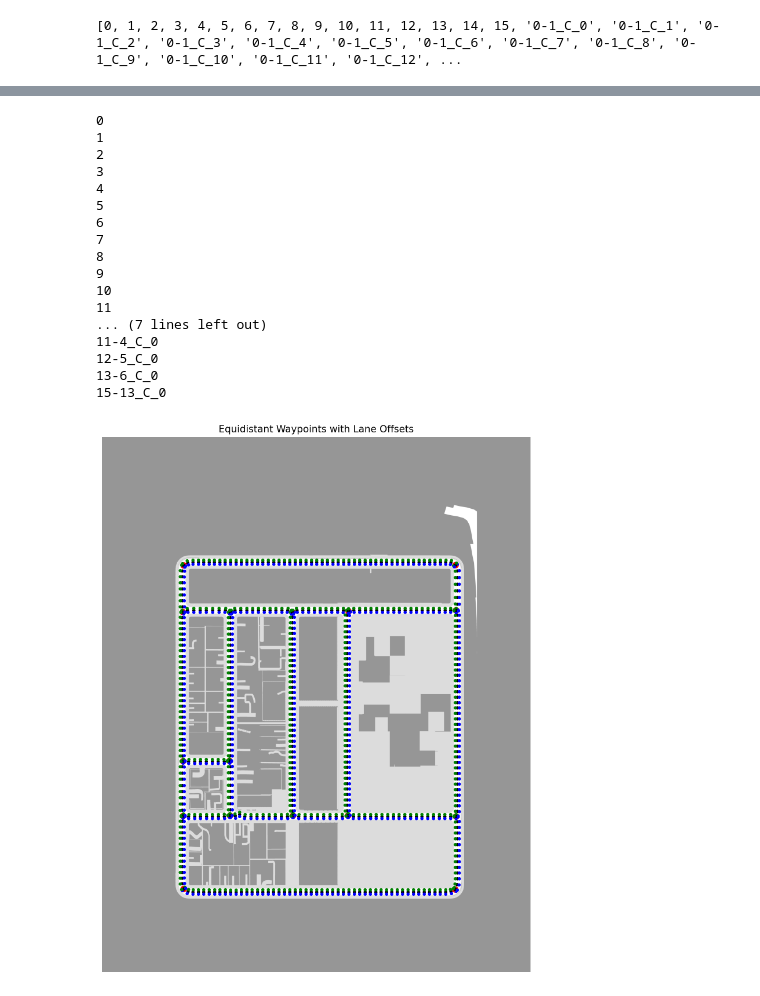
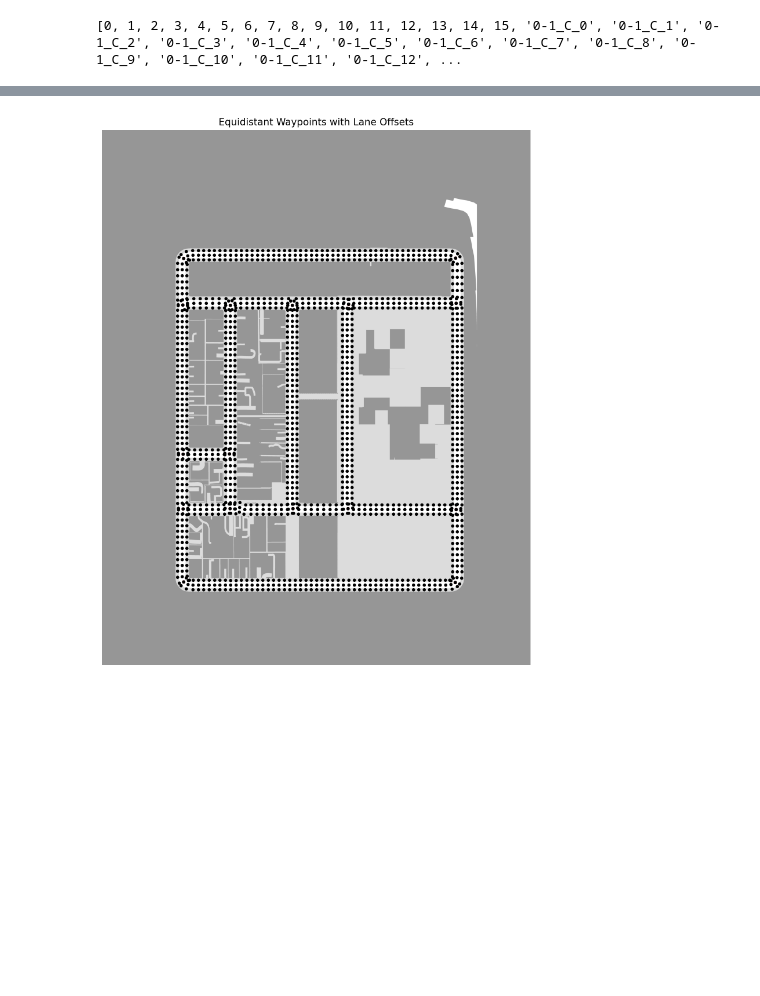
Before and after one commit to danielmtzbarba/carlabev-env, a Jupyter notebook: CarlaBEV/scripts/design_map_graph.ipynb, the cells around one changed output, grey strips where cells are left out. Drawn from its saved outputs; the diff is of its cells as text; code cells hidden in the pictures; blank space fills up the shorter version.

```diff
--- a/CarlaBEV/scripts/design_map_graph.ipynb
+++ b/CarlaBEV/scripts/design_map_graph.ipynb
@@ -273,6 +273,8 @@ lane_width_pixels = 80  # Adjust to your map's scale
 edge_waypoints = {}
 edge_lanes_r = {}
 edge_lanes_l = {}
+edge_ped_l = {}
+edge_ped_r = {}
 for i, j in G_intersections.edges:
     node_a = intersection_nodes[i]
     node_b = intersection_nodes[j]
@@ -285,6 +287,8 @@ for i, j in G_intersections.edges:
     edge_waypoints[(i, j)] = waypoints
     edge_lanes_r[(i, j)] = right_lane
     edge_lanes_l[(i, j)] = left_lane
+    edge_ped_l[(i, j)] = side1
+    edge_ped_r[(i, j)] = side2
 # %%
 # Visualize one edge's waypoints
 plt.imshow(rgbmap)
@@ -294,9 +298,9 @@ for idx, p in enumerate(intersections):
 for (i, j), waypoints in edge_waypoints.items():
     plt.plot(waypoints[:,0], waypoints[:,1], 'k.', markersize=3)
 
-for (i, j), waypoints in edge_lanes_r.items():
+for (i, j), waypoints in edge_ped_r.items():
     plt.plot(waypoints[:,0], waypoints[:,1], 'g.', markersize=2)
 
-for (i, j), waypoints in edge_lanes_l.items():
+for (i, j), waypoints in edge_ped_l.items():
     plt.plot(waypoints[:,0], waypoints[:,1], 'b.', markersize=2)
 # %% [output]
@@ -304,18 +307,0 @@ for (i, j), waypoints in edge_lanes_l.items():
-# %%
-# Visualize one edge's waypoints
-plt.imshow(rgbmap)
-for idx, p in enumerate(intersections):
-    plt.scatter(p[0], p[1], c='red', s=50)
-
-for (i, j), waypoints in edge_waypoints.items():
-    plt.plot(waypoints[:,0], waypoints[:,1], 'k-', markersize=4)
-
-for (i, j), waypoints in edge_lanes_l.items():
-    plt.plot(waypoints[:,0], waypoints[:,1], 'b-', markersize=4)
-
-for (i, j), waypoints in edge_lanes_r.items():
-    plt.plot(waypoints[:,0], waypoints[:,1], 'g-', markersize=4)
-
-plt.title("Equidistant Waypoints Along Edges")
-plt.axis('off')
-plt.show()
@@ -496,46 +551,21 @@ for node_id in G_center.nodes:
 # %%
 # --- Optional: Visualization ---
 plt.imshow(rgbmap)
 for idx, p in enumerate(intersections):
-    plt.scatter(p[0], p[1], c='red', s=50)
+    plt.scatter(p[0], p[1], c='red', s=10)
 
-for node_id in G_center.nodes:
+for node_id in G_ped.nodes:
     try:
-        pos = G_center.nodes[node_id]['pos']
+        pos = G_ped.nodes[node_id]['pos']
         plt.plot(pos[0], pos[1], 'k.', linewidth=0.3)
-
-        id_l = node_id.replace("C", "L")
-        id_r = node_id.replace("C", "R")
-
-        pos = G_left.nodes[id_l]['pos']
-        plt.plot(pos[0], pos[1], 'b.', linewidth=0.1)
-        pos = G_right.nodes[id_r]['pos']
-        plt.plot(pos[0], pos[1], 'g.', linewidth=0.1)
     except:
         print(node_id)
         continue
 
 
 
 plt.title("Equidistant Waypoints with Lane Offsets")
 plt.axis('off')
 plt.show()
 # %% [output]
-0
-1
-2
-3
-4
-5
-6
-7
-8
-9
-10
-11
-... (7 lines left out)
-11-4_C_0
-12-5_C_0
-13-6_C_0
-15-13_C_0
-[figure, old version]
+[figure, new version]
```
Also changed, not shown: parts of 8 cells of this notebook, 6 other files.
